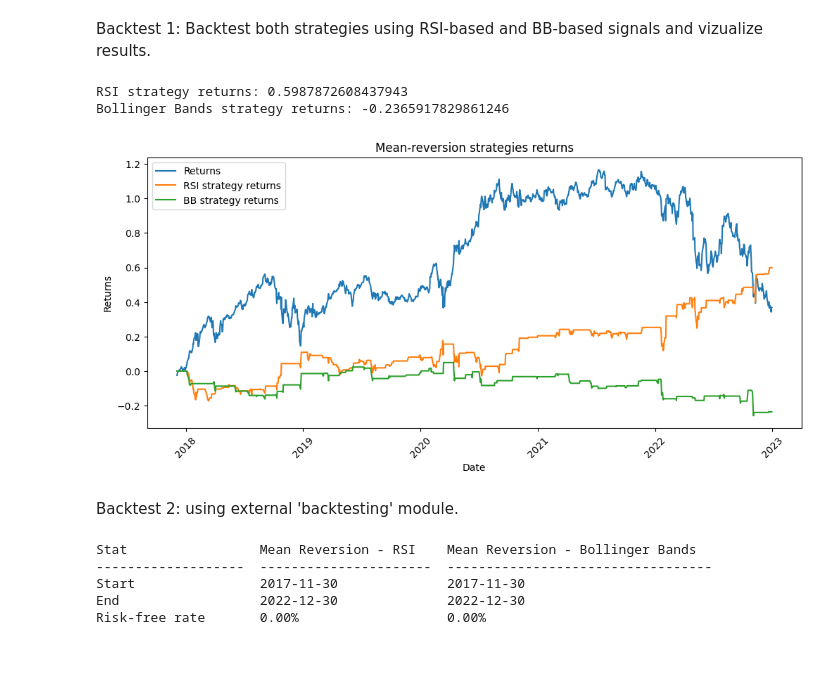
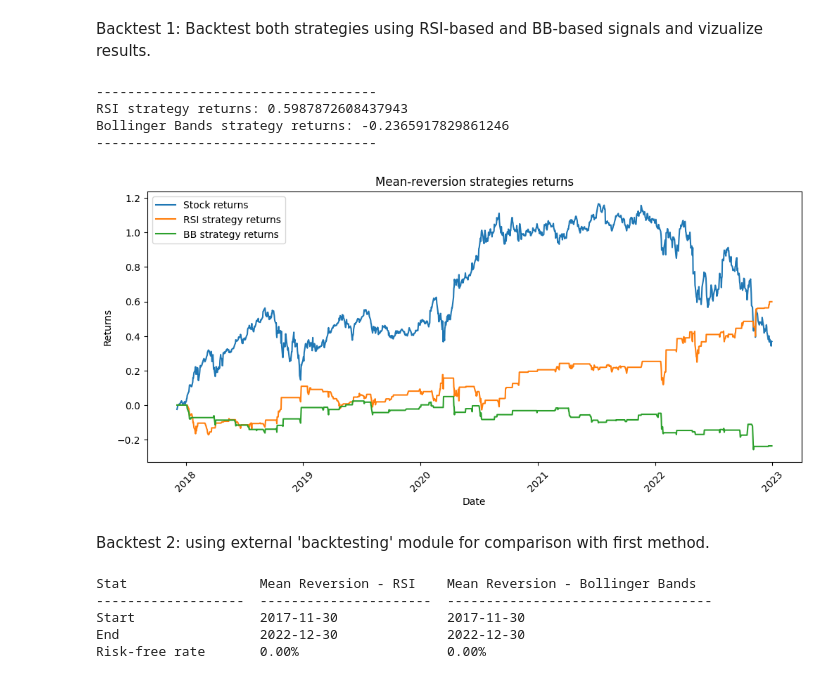
Before and after one commit to pkur3k/Mean-Reversion-Trading-Strategy, a Jupyter notebook: mean_reversion_strategy.ipynb, the cells around one changed output. Drawn from its saved outputs; the diff is of its cells as text; code cells hidden in the pictures.

Commit message:
Add alternative backtesting method

```diff
--- a/mean_reversion_strategy.ipynb
+++ b/mean_reversion_strategy.ipynb
@@ -36,16 +40,15 @@ Calculate Relative Strength Index (RSI) and Bollinger Bands indicators that will
 # %%
 #Bollinger Bands loopback
-ma_20 = 20
+sma_20 = 20
 
 #Calculate Bollinger Bands
-data['ma_20'] = data['Adj Close'].rolling(ma_20).mean()
-data['std'] = data['Adj Close'].rolling(ma_20).std()
-data['upper_bollinger'] = data['ma_20'] + (2 * data['std'])
-data['lower_bollinger'] = data['ma_20'] - (2 * data['std'])
+data['sma_20'] = data['Adj Close'].rolling(sma_20).mean()
+data['std'] = data['Adj Close'].rolling(sma_20).std()
+data['upper_bollinger'] = data['sma_20'] + (2 * data['std'])
+data['lower_bollinger'] = data['sma_20'] - (2 * data['std'])
 
 #RSI loopback
 period = 14
-
 
 #Calculate RSI
 def calculate_rsi(prices: pd.Series, loopback: Callable):
@@ -59,13 +62,13 @@ def calculate_rsi(prices: pd.Series, loopback: Callable):
     loopback_loss = loopback(loss)
 
     rs = loopback_gain/loopback_loss
-    rsi = 100 - (100/(rs+1))
+    rsi = 100-(100/(rs+1))
 
     return rsi
 
 rsi_ema = calculate_rsi(data['Adj Close'], lambda s: s.ewm(span=period).mean()) #exponential weighted moving average
 rsi_sma = calculate_rsi(data['Adj Close'], lambda s: s.rolling(period).mean()) #simple moving average
-rsi_rma = calculate_rsi(data['Adj Close'], lambda s: s.ewm(alpha=1 / period).mean()) #modified/running moving average
+rsi_rma = calculate_rsi(data['Adj Close'], lambda s: s.ewm(alpha=1/period).mean()) #modified/running moving average
 data['rsi'] = rsi_sma
 print(data)
 # %% [output]
@@ -156,36 +174,39 @@ bb_signal = bb_signal(bb_data)
 # %% [markdown]
 Backtest 1: Backtest both strategies using RSI-based and BB-based signals and vizualize results.
 # %%
-def strategy_bactesting(data: pd.DataFrame):
+def backtest_strategy(data: pd.DataFrame):
 
     #calculate position and strategy returns, tarding the next day after signal
     data['log_returns'] = np.log(data['Adj Close']).diff()
     data['position'] = data['signal'].ffill().fillna(0)
     data['strategy_returns'] = data['position'].shift(1) * data['log_returns']
 
     return data
 
-rsi_strategy = strategy_bactesting(rsi_signal)
-bb_strategy = strategy_bactesting(bb_signal)
+rsi_strategy = backtest_strategy(rsi_signal)
+bb_strategy = backtest_strategy(bb_signal)
 
+print('------------------------------------')
 print("RSI strategy returns:", rsi_strategy['strategy_returns'].cumsum()[-1])
 print("Bollinger Bands strategy returns:", bb_strategy['strategy_returns'].cumsum()[-1])
+print('------------------------------------')
 
 plt.figure(figsize=(12,5))
-
-plt.plot(rsi_strategy.index, rsi_strategy['log_returns'].cumsum(), label = 'Returns')
+plt.plot(rsi_strategy.index, rsi_strategy['log_returns'].cumsum(), label = 'Stock returns')
 plt.plot(rsi_strategy.index, rsi_strategy['strategy_returns'].cumsum(), label = 'RSI strategy returns')
 plt.plot(bb_strategy.index, bb_strategy['strategy_returns'].cumsum(), label = 'BB strategy returns')
 plt.title('Mean-reversion strategies returns')
 plt.xlabel('Date')
 plt.ylabel('Returns')
 plt.xticks(rotation=45)
 plt.legend()
 plt.show()
 # %% [output]
+------------------------------------
 RSI strategy returns: 0.5987872608437943
 Bollinger Bands strategy returns: -0.2365917829861246
+------------------------------------
-[figure, old version]
+[figure, new version]
 # %% [markdown]
-Backtest 2: using external 'backtesting' module.
+Backtest 2: using external 'backtesting' module for comparison with first method.
 # %%
```
Also changed, not shown: parts of 17 cells of this notebook.
